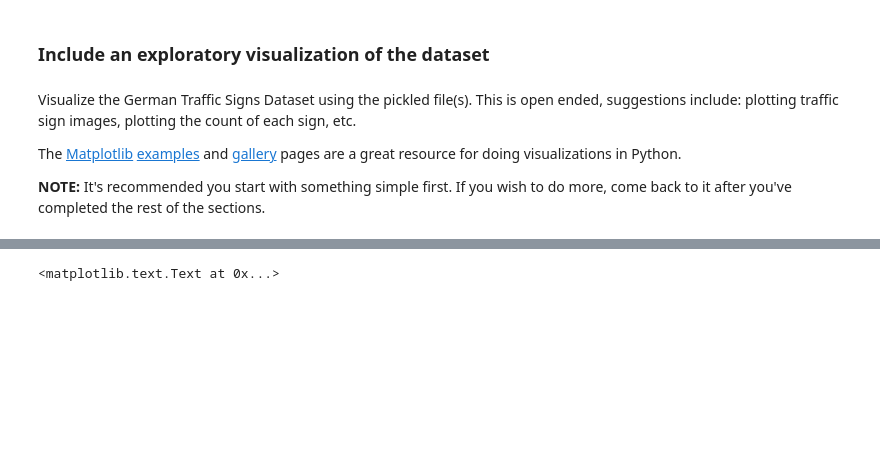
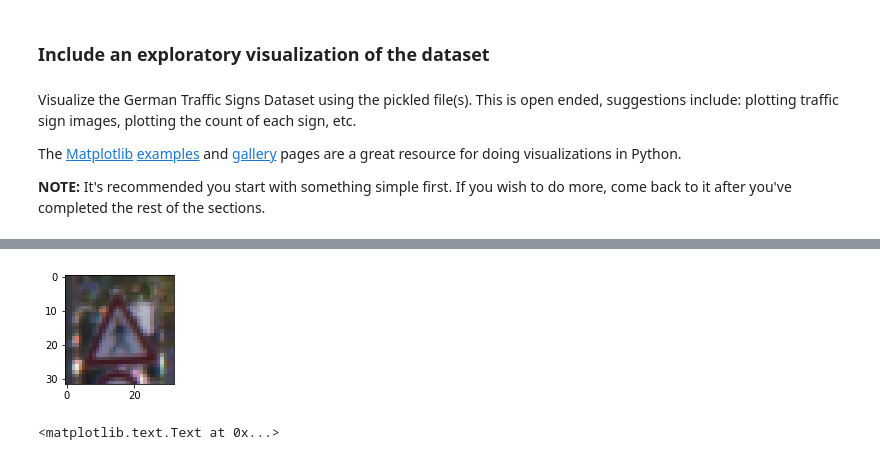
Before and after one commit to xingchih/CarND-Traffic-Sign-Classifier-Project, a Jupyter notebook: Traffic_Sign_Classifier.ipynb, the cells around one changed output, grey strips where cells are left out. Cells and saved outputs as stored; diff of their text form; code cells hidden in the pictures; blank space fills up the shorter version.

```diff
--- a/Traffic_Sign_Classifier.ipynb
+++ b/Traffic_Sign_Classifier.ipynb
@@ -128,11 +131,13 @@ print(y_train[index])
 # %%
 ### visualize images
-
-# u_labels, u_indices = np.unique(y_train, return_index=True)
-# for i in u_indices[1:43]:
-#     plt.figure(figsize=(2,2))
-#     image = X_train[i].squeeze()
-#     plt.imshow(image)
+### here you can choose any label to show
+u_labels, u_indices = np.unique(y_train, return_index=True)
+for i in u_indices[27:28]:
+    plt.figure(figsize=(2,2))
+    image = X_train[i].squeeze()
+    plt.imshow(image)
+# %% [output]
+[figure, added]
 # %%
 plt.hist(y_train, bins=n_classes)
 plt.title("Training Data Label Histogram")
```
Also changed, not shown: parts of 17 cells of this notebook.
